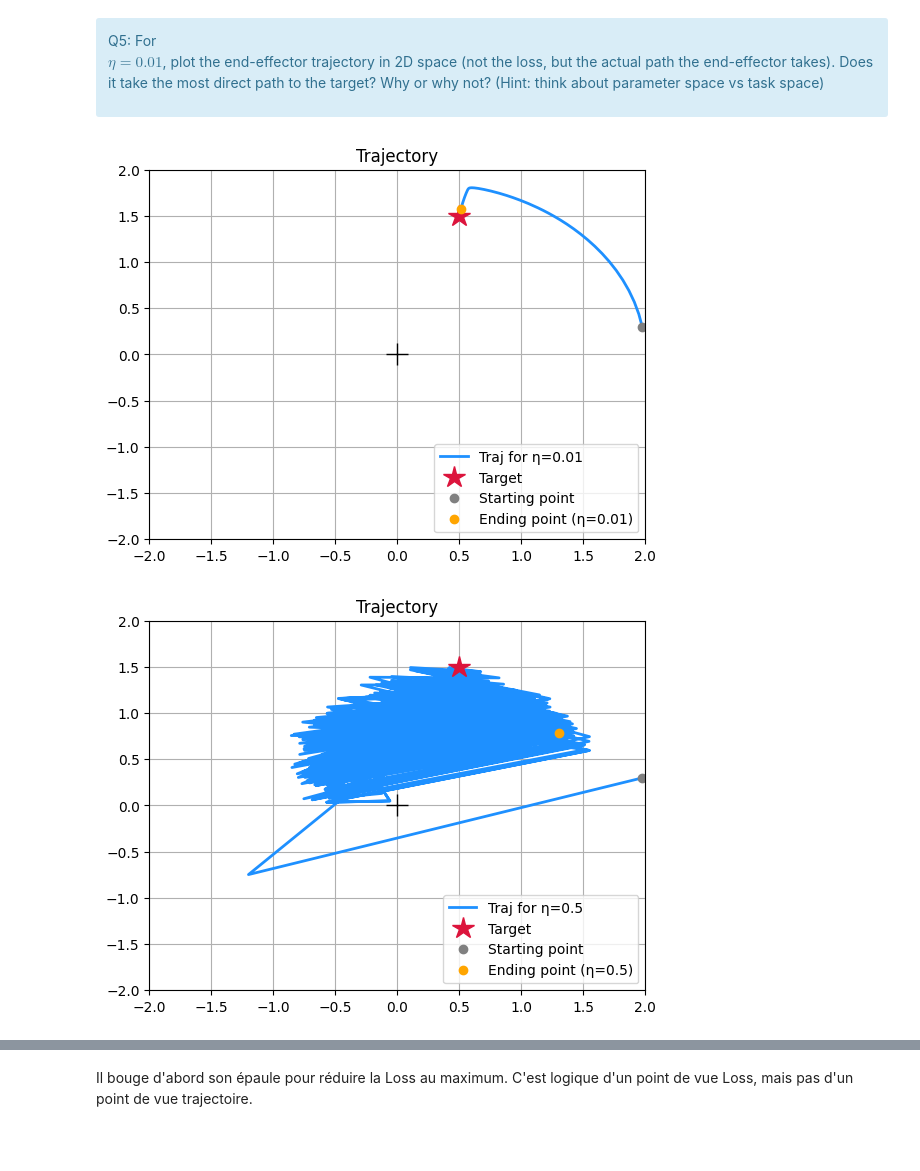
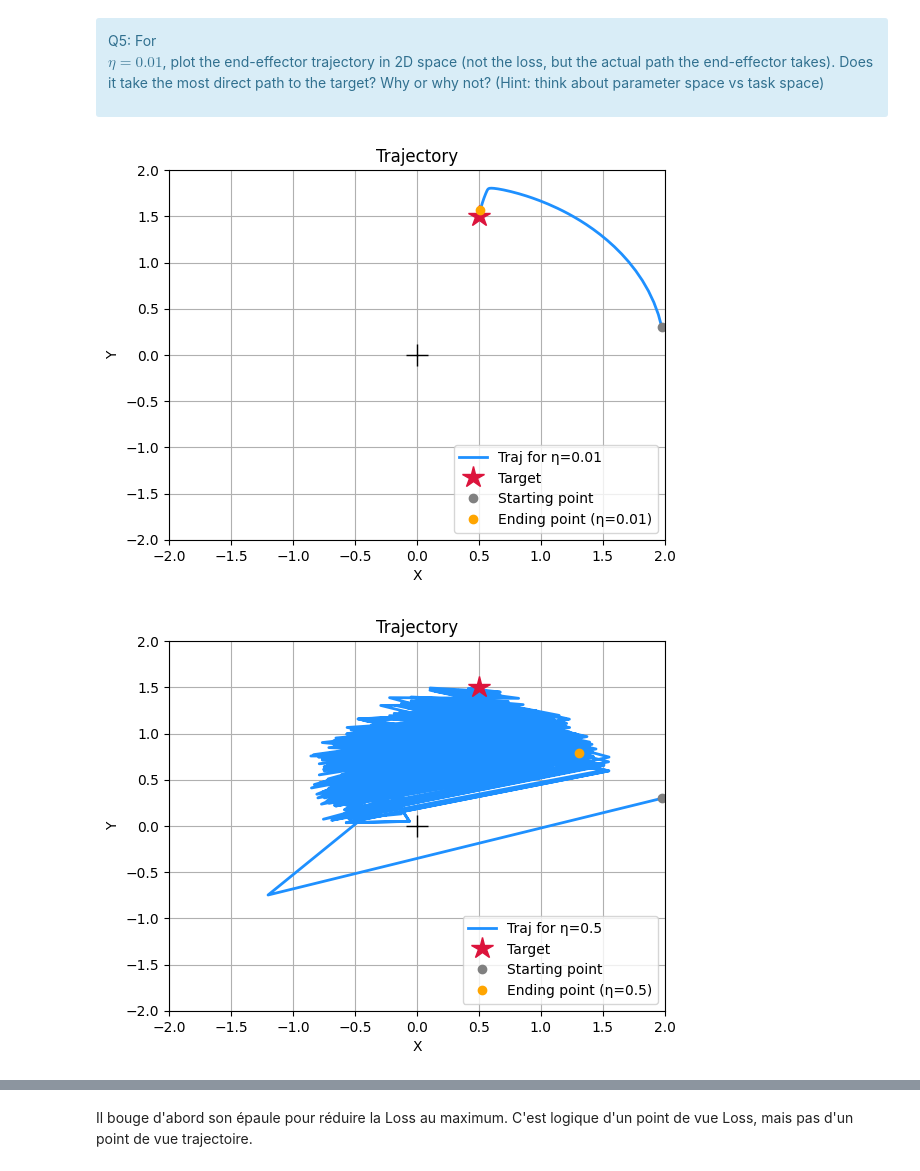
Before and after one commit to nnniels/SDD-stochastic, a Jupyter notebook: notebooks/control_BE.ipynb, the cells around one changed output, grey strips where cells are left out. Cells and saved outputs as stored; diff of their text form; code cells hidden in the pictures; blank space fills up the shorter version.

```diff
--- a/notebooks/control_BE.ipynb
+++ b/notebooks/control_BE.ipynb
@@ -513,32 +513,36 @@ def plot_traj(k, target, trajs_out, etas):
     plt.plot(0, 0, linestyle="", marker="+", color="black", markersize=16)
 
     plt.plot(traj[:, 0], traj[:, 1], label=f"Traj for η={etas[k]}", linewidth=2, color="dodgerblue")
     plt.plot(target[0], target[1], linestyle="", marker="*", label="Target", color="crimson", markersize=16)
     plt.plot(traj[0, 0], traj[0, 1], linestyle="", marker="o", label=f"Starting point", linewidth=2, color="grey", markersize=6)
     plt.plot(traj[-1, 0], traj[-1, 1], linestyle="", marker="o", label=f"Ending point (η={etas[k]})", linewidth=2, color="orange", markersize=6)
     plt.grid()
     plt.xlim((-2, 2))
     plt.ylim((-2, 2))
     plt.legend(loc='lower right')
+    plt.xlabel("X")
+    plt.ylabel("Y")
     plt.show()
 
 def plot_theta(k, thetas, etas):
     theta = thetas[k]
     plt.figure()
     plt.title("Evolution of thetas")
     plt.plot(0, 0, linestyle="", marker="+", color="black", markersize=16)
     plt.plot(theta[:, 0], label=f"Theta Shoulder (η={etas[k]})", linewidth=2, color="dodgerblue")
     plt.plot(theta[:, 1], label=f"Theta Elbow (η={etas[k]})", linewidth=2, color="magenta")
     plt.grid()
     plt.ylim((-2*np.pi/3, 2*np.pi/3))
+    plt.xlabel("iterations")
+    plt.ylabel("θ")
     plt.legend()
     plt.show()
 
 # η = 0.01 corresponds to 2nd solutions
 plot_traj(k=1, target=target, trajs_out=trajs_out, etas=etas)
 plot_traj(k=3, target=target, trajs_out=trajs_out, etas=etas)
 
 plot_theta(k=1, thetas=thetas_out, etas=etas)
 # %% [output]
-[figure, old version]
+[figure, new version]
-[figure, old version]
+[figure, new version]
```
Also changed, not shown: parts of 12 cells of this notebook.
